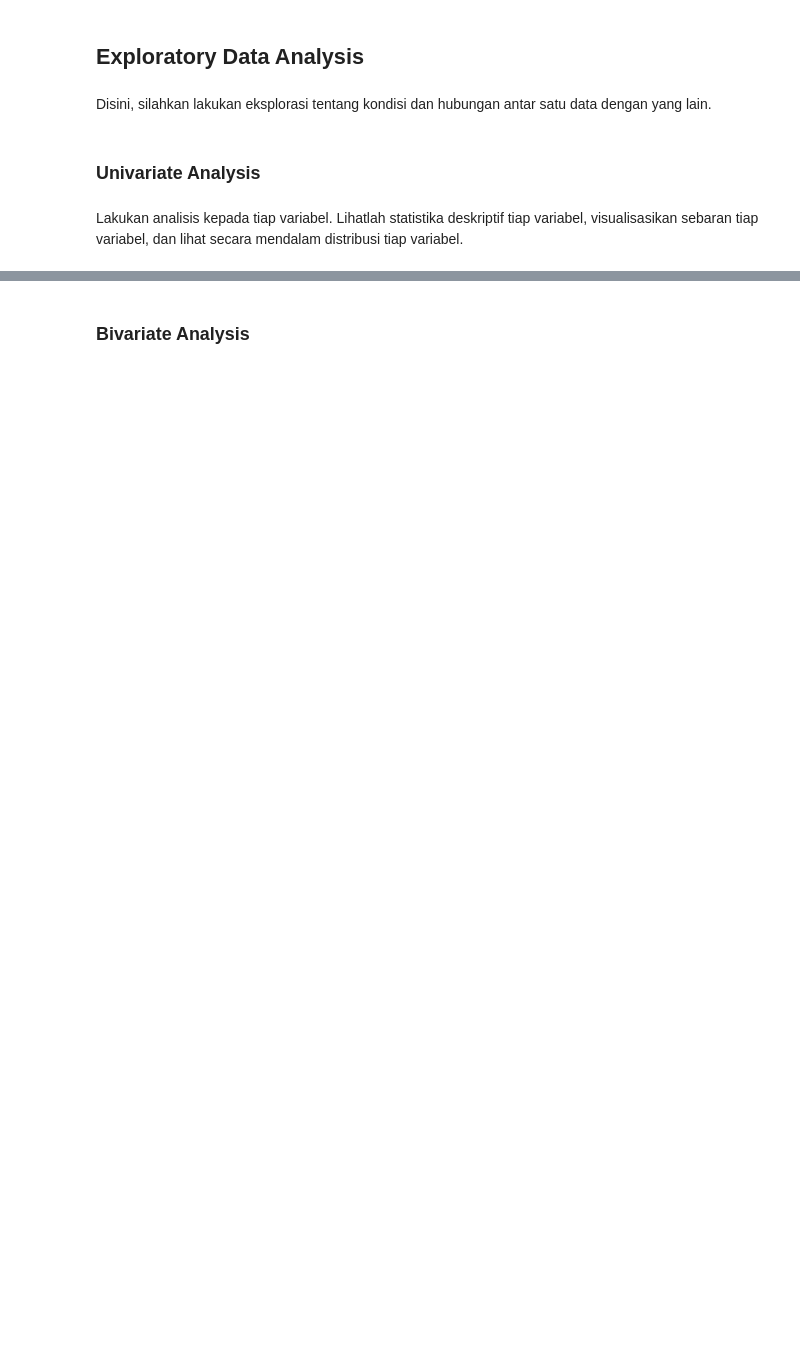
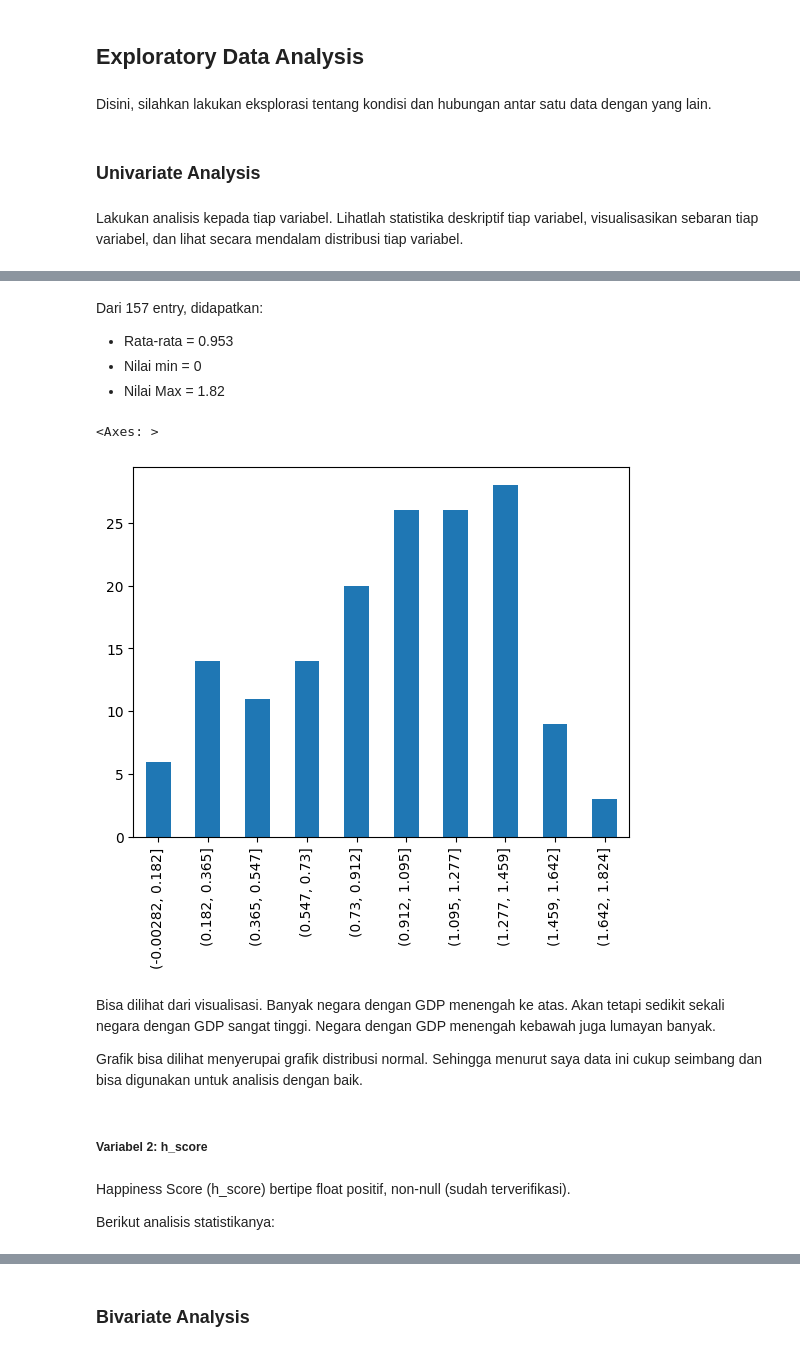
Before and after one commit to erickyudha/linear-regression_data-science-salaries, a Jupyter notebook: main.ipynb, the cells around one changed output, grey strips where cells are left out. Drawn from its saved outputs; the diff is of its cells as text; code cells hidden in the pictures; blank space fills up the shorter version.

```diff
--- a/main.ipynb
+++ b/main.ipynb
@@ -41,0 +77,4 @@ Ubahlah data anda kedalam bentuk yang lebih masuk akal. Contohnya adalah :
+# %%
+# Hapus semua kolom selain tiga diatas.
+data = data[["Economy (GDP per Capita)", "Happiness Score"]]
+data
@@ -41,0 +95,7 @@ Ubahlah data anda kedalam bentuk yang lebih masuk akal. Contohnya adalah :
+# %%
+# Rename kolom agar lebih mudah diingat
+data = data.rename(columns={
+    "Economy (GDP per Capita)": "gdp",
+    "Happiness Score": "h_score"
+})
+data
@@ -50,0 +118,4 @@ Bersihkan data!
+# %%
+# Pastikan semua row dengan value None, NaN, or NaT apapun sudah tidak ada
+data = data.dropna()
+data
@@ -59,0 +138,10 @@ Disini, tugas anda adalah memastikan data yang anda miliki valid. Contohnya :
+# %%
+# Pastikan Hapiness Score adalah float antara 0-10
+# Juga Eliminasi Kolom yang ada di luar range 0-10
+data = data[ (0 <= data["h_score"]) & (data["h_score"] <= 10)]
+
+# Pastikan GDP adalah float positif
+# Juga Eliminasi Kolom yang valuenya negatif
+data = data[0 <= data["gdp"]]
+
+data
@@ -71,0 +188,23 @@ Lakukan analisis kepada tiap variabel. Lihatlah statistika deskriptif tiap varia
+# %% [markdown]
+Dari 157 entry, didapatkan:
+* Rata-rata = 0.953
+* Nilai min = 0
+* Nilai Max = 1.82
+# %%
+# Visualisasi data
+# Value GDP dibagi menjadi 10 range setara
+# Lalu divisualisasikan menggunakan grafik bar
+data["gdp"].value_counts(bins=10, sort=False).plot(kind="bar")
+# %% [output]
+<Axes: >
+[figure, added]
+# %% [markdown]
+Bisa dilihat dari visualisasi. Banyak negara dengan GDP menengah ke atas. Akan tetapi sedikit sekali negara dengan GDP sangat tinggi. Negara dengan GDP menengah kebawah juga lumayan banyak.
+
+Grafik bisa dilihat menyerupai grafik distribusi normal. Sehingga menurut saya data ini cukup seimbang dan bisa digunakan untuk analisis dengan baik.
+# %% [markdown]
+##### Variabel 2: **h_score**
+# %% [markdown]
+Happiness Score (h_score) bertipe float positif, non-null (sudah terverifikasi).
+
+Berikut analisis statistikanya:
```
Also changed, not shown: parts of 52 cells of this notebook.
